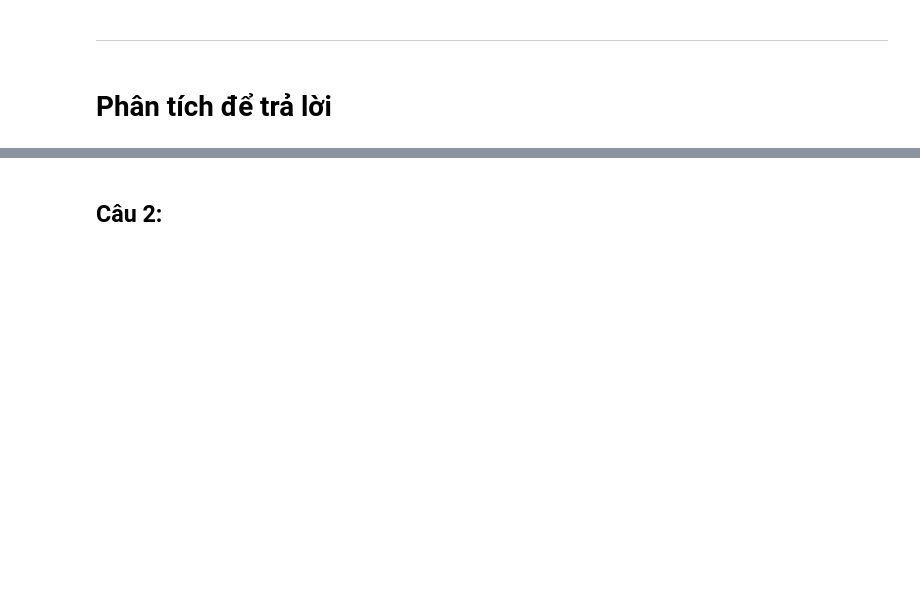
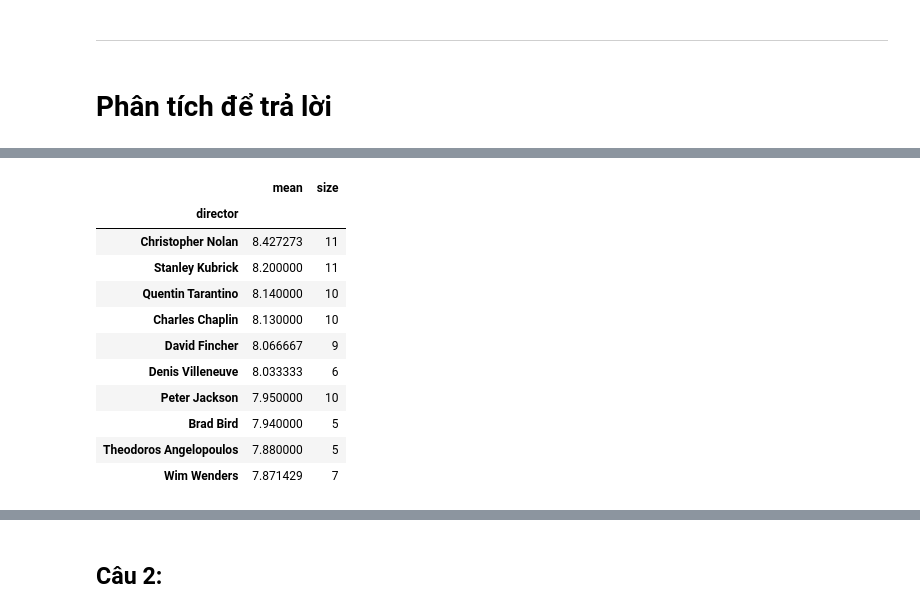
Before and after one commit to namhoai167/P4DS_Project, a Jupyter notebook: Final_Project.ipynb, the cells around one changed output, grey strips where cells are left out. Drawn from its saved outputs; the diff is of its cells as text; code cells hidden in the pictures; blank space fills up the shorter version.

```diff
--- a/Final_Project.ipynb
+++ b/Final_Project.ipynb
@@ -679 +688,10 @@ movies_ratings_df.head(2)
+# %%
+# Hàm để lấy ra cột điểm bình chọn mong muốn với ngưỡng tùy chọn (mặc định là 7.0 điểm bình chọn)
+# ngoài ra còn tiền xử lý cột đạo diễn và diễn viên từ chuỗi thành list
+def movie_by_vote(movies_ratings_df, rating_col, threshold=7.0):
+    df = movies_ratings_df.copy()
+    df = df[df[rating_col] >= threshold]
+    df['director'] = df['director'].str.split(',')
+    df['actors'] = df['actors'].str.replace(' ', '').str.split(',')
+    return df
 # %% [markdown]
@@ -681,4 +701,3 @@ movies_ratings_df.head(2)
 # %%
-movies_ratings_df = movies_ratings_df[movies_ratings_df.weighted_average_vote >= 7.0]
-movies_ratings_df['director'] = movies_ratings_df['director'].str.split(',')
-movies_ratings_df['actors'] = movies_ratings_df['actors'].str.replace(' ', '').str.split(',')
+df3 = movie_by_vote(movies_ratings_df, 'weighted_average_vote')
+df3.explode('director')['director'].value_counts()[:10]
@@ -715,4 +729,0 @@ Name: actors, dtype: int64
-# %%
-movies_ratings_df = movies_ratings_df[movies_ratings_df.males_18age_avg_vote >= 7.0]
-movies_ratings_df['director'] = movies_ratings_df['director'].str.split(',')
-movies_ratings_df['actors'] = movies_ratings_df['actors'].str.replace(' ', '').str.split(',')
@@ -746,0 +734,27 @@ Name: actors, dtype: int64
+# %%
+df4 = movie_by_vote(movies_ratings_df, 'males_18age_avg_vote')
+
+# Lấy cột đạo diễn và bình chọn trung bình có trọng số
+# sau đó groupby theo đạo diễn
+# tính điểm trung bình của những phim họ làm
+# và tính số lượng phim họ làm để lọc ra (vì ưu tiên chọn người làm được nhiều phim hay,
+# tránh trường hợp làm 1 phim và điểm phim đó cao)
+df4 = df4.explode('director')[['director', 'males_18age_avg_vote']]\
+.groupby(['director']).agg(['mean', 'size'])
+df4.columns = df4.columns.droplevel()
+
+# Đạo diễn đó phải làm ít nhất 5 phim (có điểm trung bình trên 7)
+df4[df4['size'] >= 5].sort_values(by='mean', ascending=False)[:10]
+# %% [output]
+|  | mean | size |
+| director |  |  |
+| Christopher Nolan | 8.427273 | 11 |
+| Stanley Kubrick | 8.200000 | 11 |
+| Quentin Tarantino | 8.140000 | 10 |
+| Charles Chaplin | 8.130000 | 10 |
+| David Fincher | 8.066667 | 9 |
+| Denis Villeneuve | 8.033333 | 6 |
+| Peter Jackson | 7.950000 | 10 |
+| Brad Bird | 7.940000 | 5 |
+| Theodoros Angelopoulos | 7.880000 | 5 |
+| Wim Wenders | 7.871429 | 7 |
```
Also changed, not shown: parts of 22 cells of this notebook.
